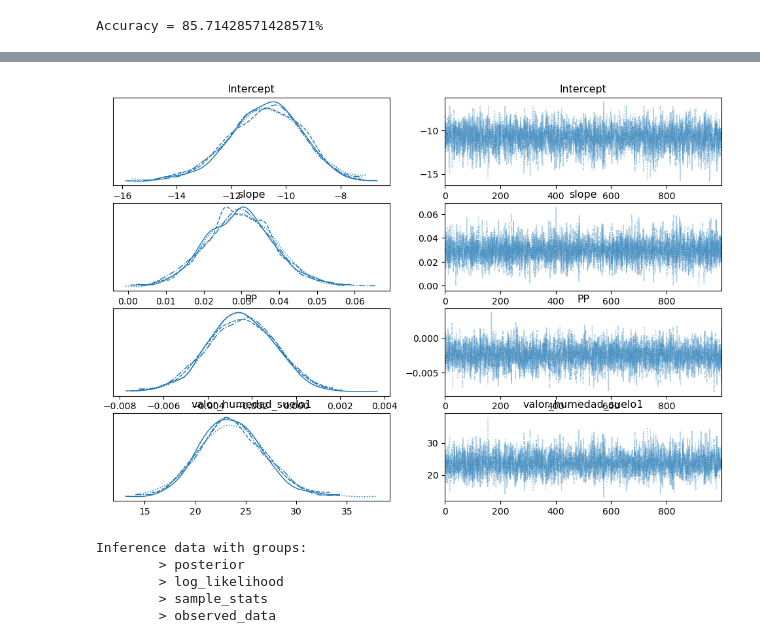
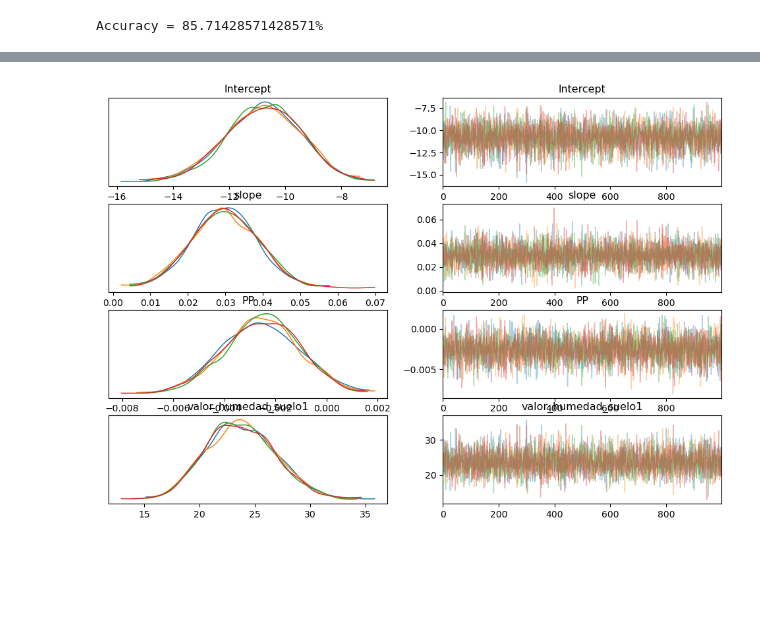
Before and after one commit to manuel-labbe/practica, a Jupyter notebook: modelos.ipynb, the cells around one changed output, grey strips where cells are left out. Cells and saved outputs as stored; diff of their text form; code cells hidden in the pictures; blank space fills up the shorter version.

```diff
--- a/modelos.ipynb
+++ b/modelos.ipynb
@@ -165,6 +186,6 @@ X_train
 # %%
-model1 = bmb.Model("output ~ slope + PP + valor_humedad_suelo1", X_train, family="bernoulli")
-fitted1 = model1.fit(draws=1000, idata_kwargs={"log_likelihood": True})
+model1 = bmb.Model("output ~ (slope + PP + valor_humedad_suelo1)", X_train, family="bernoulli", link= 'logit')
+fitted1 = model1.fit(draws=1000,tune=1000, idata_kwargs={"log_likelihood": True})
 # %% [output]
 Modeling the probability that output==1
 Auto-assigning NUTS sampler...
@@ -176,5 +205,5 @@ Sampling 4 chains for 1_000 tune and 1_000 draw iterations (4_000 + 4_000 draws
 # %%
-az.plot_trace(fitted1);
+az.plot_trace(fitted1, compact = False);
 az.summary(fitted1)
 # %% [output]
 |  | mean | sd | hdi_3% | hdi_97% | mcse_mean | mcse_sd | ess_bulk | ess_tail | r_hat |
@@ -185,9 +214 @@ az.summary(fitted1)
-[figure, old version]
+[figure, new version]
-# %%
-fitted1
-# %% [output]
-Inference data with groups:
-        > posterior
-        > log_likelihood
-        > sample_stats
-        > observed_data
```
Also changed, not shown: parts of 15 cells of this notebook.
